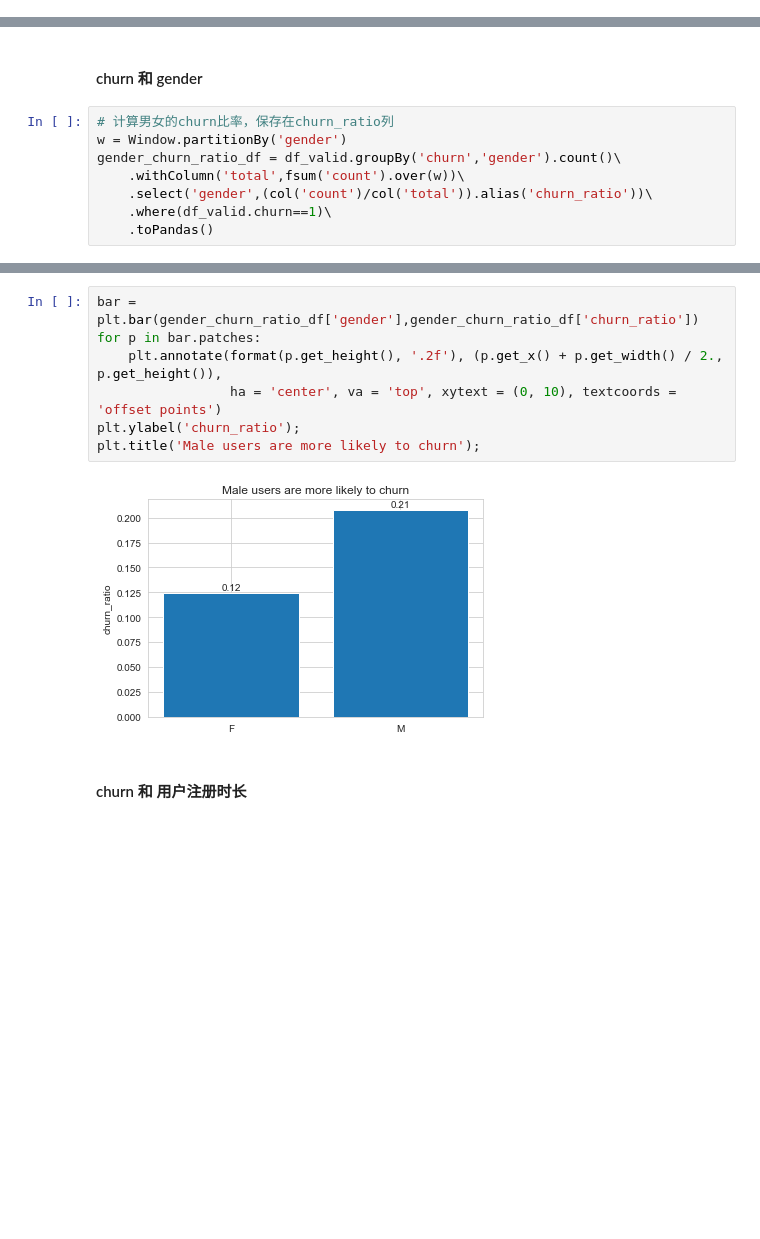
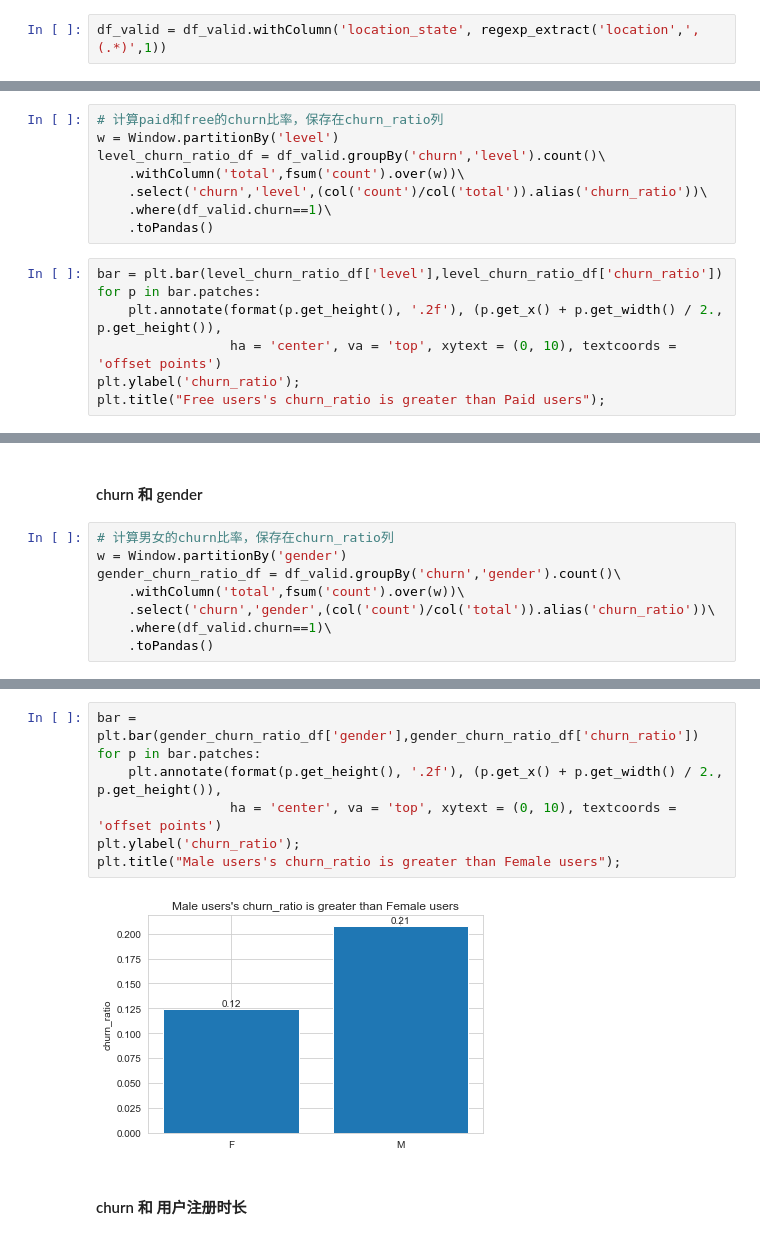
Before and after one commit to hanyang7427/Sparkify, a Jupyter notebook: Sparkify-zh.ipynb, the cells around one changed output, grey strips where cells are left out. Drawn from its saved outputs; the diff is of its cells as text; blank space fills up the shorter version.

```diff
--- a/Sparkify-zh.ipynb
+++ b/Sparkify-zh.ipynb
@@ -319,3 +325,5 @@ only showing top 5 rows
+# %%
+df_valid = df_valid.withColumn('location_state', regexp_extract('location',',(.*)',1))
 # %%
 print('清洗后数据集有{}行，{}列'.format(df_valid.count(), len(df_valid.columns)))
 # %% [output]
@@ -357,0 +479,15 @@ plt.title('Paid users are more likely to churn');
+# %%
+# 计算paid和free的churn比率，保存在churn_ratio列
+w = Window.partitionBy('level')
+level_churn_ratio_df = df_valid.groupBy('churn','level').count()\
+    .withColumn('total',fsum('count').over(w))\
+    .select('churn','level',(col('count')/col('total')).alias('churn_ratio'))\
+    .where(df_valid.churn==1)\
+    .toPandas()
+# %%
+bar = plt.bar(level_churn_ratio_df['level'],level_churn_ratio_df['churn_ratio'])
+for p in bar.patches:
+    plt.annotate(format(p.get_height(), '.2f'), (p.get_x() + p.get_width() / 2., p.get_height()),
+                 ha = 'center', va = 'top', xytext = (0, 10), textcoords = 'offset points')
+plt.ylabel('churn_ratio');
+plt.title("Free users's churn_ratio is greater than Paid users");
@@ -362,6 +500,6 @@ plt.title('Paid users are more likely to churn');
 w = Window.partitionBy('gender')
 gender_churn_ratio_df = df_valid.groupBy('churn','gender').count()\
     .withColumn('total',fsum('count').over(w))\
-    .select('gender',(col('count')/col('total')).alias('churn_ratio'))\
+    .select('churn','gender',(col('count')/col('total')).alias('churn_ratio'))\
     .where(df_valid.churn==1)\
     .toPandas()
@@ -368,12 +515,12 @@ gender_churn_ratio_df = df_valid.groupBy('churn','gender').count()\
 # %%
 bar = plt.bar(gender_churn_ratio_df['gender'],gender_churn_ratio_df['churn_ratio'])
 for p in bar.patches:
     plt.annotate(format(p.get_height(), '.2f'), (p.get_x() + p.get_width() / 2., p.get_height()),
                  ha = 'center', va = 'top', xytext = (0, 10), textcoords = 'offset points')
 plt.ylabel('churn_ratio');
-plt.title('Male users are more likely to churn');
+plt.title("Male users's churn_ratio is greater than Female users");
 # %% [output]
-[figure, old version]
+[figure, new version]
 # %% [markdown]
 #### churn 和 用户注册时长
 # %%
```
Also changed, not shown: parts of 62 cells of this notebook.
